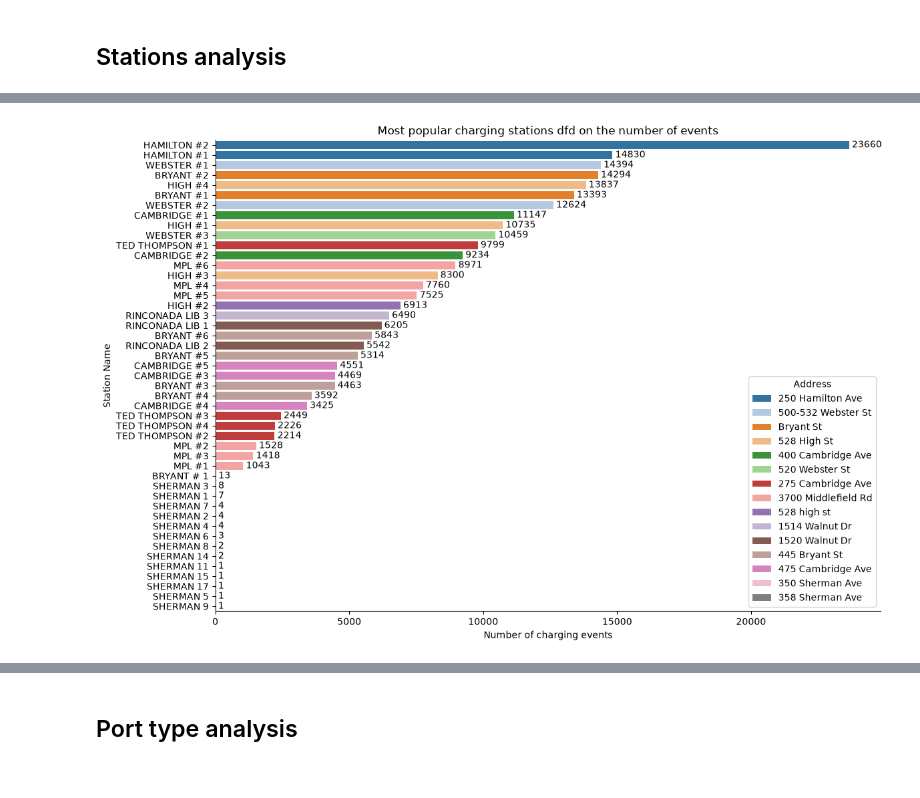
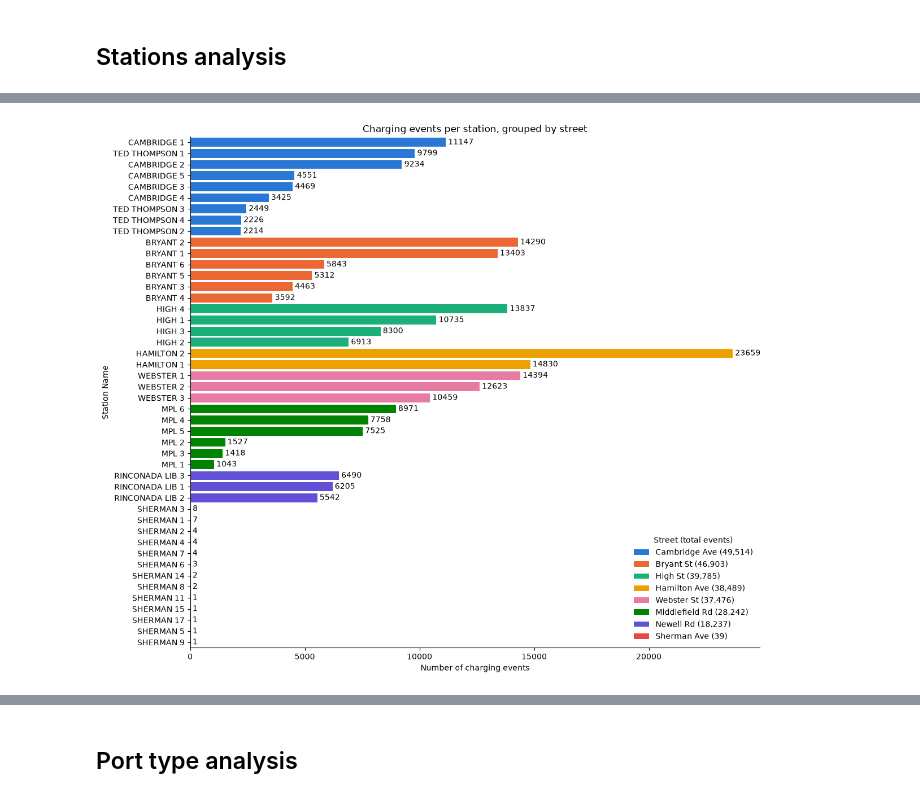
Before and after one commit to katarzynarogalska/Intro-to-Business-Analytics, a Jupyter notebook: main.ipynb, the cells around one changed output, grey strips where cells are left out. Saved outputs shown, nothing was run; the diff lists cells and outputs as text; code cells hidden in the pictures.

```diff
--- a/main.ipynb
+++ b/main.ipynb
@@ -62,7 +91,3 @@ df = df.dropna(subset=['Start Date', 'End Date', 'Transaction Date (Pacific Time
 print(f"Dropped {len(df) - n0} rows with invalid or missing dates.")
 # %% [output]
 Dropped -249 rows with invalid or missing dates.
-# %%
-# convert IDs and technical IDs into string
-for col in ['EVSE ID', 'System S/N', 'Driver Postal Code', 'Postal Code']:
-    df[col] = df[col].astype('Int64').astype('string')
@@ -68,0 +771,3 @@ for col in ['EVSE ID', 'System S/N', 'Driver Postal Code', 'Postal Code']:
+# %%
+df = df.drop(columns=['System S/N'])
+print("Dropped System S/N")
@@ -89,7 +802,7 @@ plt.show()
 # %% [markdown]
 Several missing values - will be imputated by "missing" for categorical features
 # %%
-cat_cols = ['County', 'Model Number', 'User ID', 'Currency', 'Ended By', 'Port Type', 'EVSE ID', 'System S/N', 'Driver Postal Code', 'Postal Code']
+cat_cols = ['County', 'Model Number', 'User ID', 'Ended By', 'Port Type', 'EVSE ID', 'Driver Postal Code', 'Postal Code']
 
 for col in cat_cols:
     df[col] = df[col].astype('string').str.strip().fillna('missing')
@@ -351,4 +1062,11 @@ plt.show()
 # %%
-print("Average total duration (hours):", df["total_duration_hours"].mean())
-print("Average charging duration (hours):", df["charging_duration_hours"].mean())
+for col in ["total_duration_hours", "charging_duration_hours", "idle_hours"]:
+    s = df[col]
+    print(f"{col}: mean {s.mean():.2f} h | median {s.median():.2f} h | 90th percentile {s.quantile(0.9):.2f} h | max {s.max():.1f} h")
+
+idle_min = df["idle_hours"] * 60
+print(f"\nSessions with less than 1 min idle: {(idle_min < 1).mean():.0%}")
+print(f"Sessions with more than 30 min idle: {(idle_min > 30).mean():.0%}")
+top10 = df["idle_hours"].nlargest(int(len(df) * 0.1)).sum() / df["idle_hours"].sum()
+print(f"Share of all idle hours from the 10% longest-idling sessions: {top10:.0%}")
 # %% [output]
@@ -361,41 +1089,56 @@ Idle time = 30 min is equal to 1/4 of the charging time.
 # %% [markdown]
 ## Stations analysis
 # %%
-# plot most 'popular' stations dfd on the number of charging events
-station_counts = (
-    df.groupby("Station Name")
-      .agg(
-          n_events=("Station Name", "size"),
-          address=("Address 1", "first")
-      )
-      .sort_values("n_events", ascending=False)
-      .reset_index()
-)
+# charging events per station, grouped by street
+# the street comes from the station name, which stays the same over time (Address 1 changes, see above)
+STREET = {
+    "BRYANT": "Bryant St",
+    "CAMBRIDGE": "Cambridge Ave",
+    "TED THOMPSON": "Cambridge Ave",
+    "HAMILTON": "Hamilton Ave",
+    "HIGH": "High St",
+    "MPL": "Middlefield Rd",
+    "RINCONADA LIB": "Newell Rd",
+    "SHERMAN": "Sherman Ave",
+    "WEBSTER": "Webster St",
+}
+# fixed colour per street (colour-blind-safe palette); streets listed busiest first,
+# so neighbouring street blocks in the plot get neighbouring palette colours
+STREET_COLORS = {
+    "Cambridge Ave": "#2a78d6",
+    "Bryant St": "#eb6834",
+    "High St": "#1baf7a",
+    "Hamilton Ave": "#eda100",
+    "Webster St": "#e87ba4",
+    "Middlefield Rd": "#008300",
+    "Newell Rd": "#6250d6",
+    "Sherman Ave": "#e34948",
+}
 
-plt.figure(figsize=(12, 8))
-sns.barplot(
-    data=station_counts,
-    x="n_events",
-    y="Station Name",
-    hue="address",
-    dodge=False,
-    palette=sns.color_palette("tab20", n_colors=15)
-)
-ax = plt.gca()
+station_counts = df.groupby("Station Name").size().rename("n_events").reset_index()
+station_counts["Street"] = station_counts["Station Name"].str.replace(r"\s*\d+$", "", regex=True).map(STREET)
+assert station_counts["Street"].notna().all(), "station without a street"
+
+# street blocks in the order above, stations ranked within each street
+station_counts["Street"] = pd.Categorical(station_counts["Street"], categories=list(STREET_COLORS), ordered=True)
+station_counts = station_counts.sort_values(["Street", "n_events"], ascending=[True, False])
+street_totals = station_counts.groupby("Street", observed=True)["n_events"].sum()
+print(street_totals.to_string())
+
+fig, ax = plt.subplots(figsize=(12, 10))
+sns.barplot(data=station_counts, x="n_events", y="Station Name", hue="Street",
+            order=station_counts["Station Name"], palette=STREET_COLORS, hue_order=list(STREET_COLORS),
+            dodge=False, saturation=1, ax=ax)
 for container in ax.containers:
     ax.bar_label(container, fmt="%.0f", padding=3)
 
-labels = [label.get_text().replace("PALO ALTO CA / ", "")
-          for label in ax.get_yticklabels()]
-
-ax.set_yticklabels(labels)
-ax = plt.gca()
 ax.spines["top"].set_visible(False)
 ax.spines["right"].set_visible(False)
-plt.xlabel("Number of charging events")
-plt.ylabel("Station Name")
-plt.title("Most popular charging stations dfd on the number of events")
-plt.legend(title="Address")
+ax.set_xlabel("Number of charging events")
+ax.set_ylabel("Station Name")
+ax.set_title("Charging events per station, grouped by street")
+handles, labels = ax.get_legend_handles_labels()
+ax.legend(handles, [f"{s} ({street_totals[s]:,})" for s in labels], title="Street (total events)", loc="lower right", frameon=False)
 plt.tight_layout()
 plt.show()
 # %% [output]
@@ -402,4 +1154,4 @@ plt.show()
-[figure, old version]
+[figure, new version]
 # %%
 top3 = (
     df.groupby(["year", "Station Name"])
```
Also changed, not shown: parts of 111 cells of this notebook, 6 other files.
